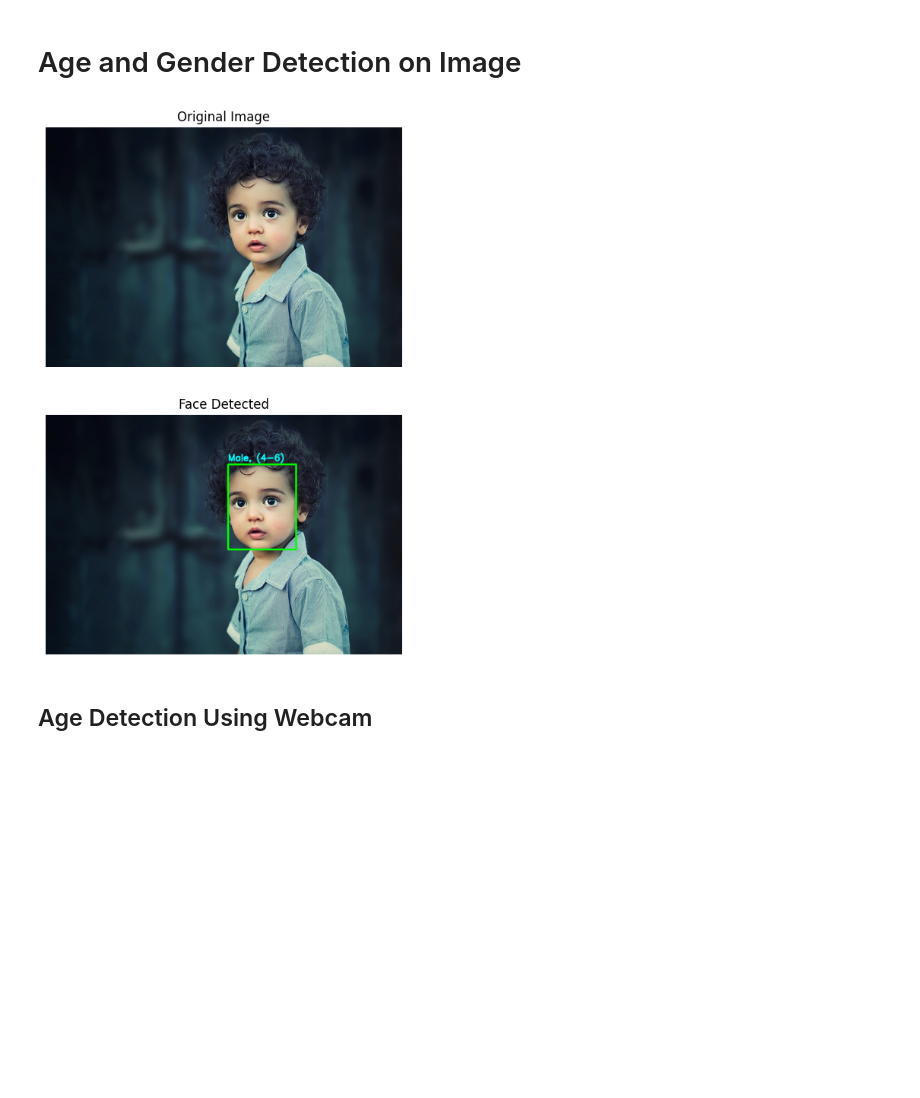
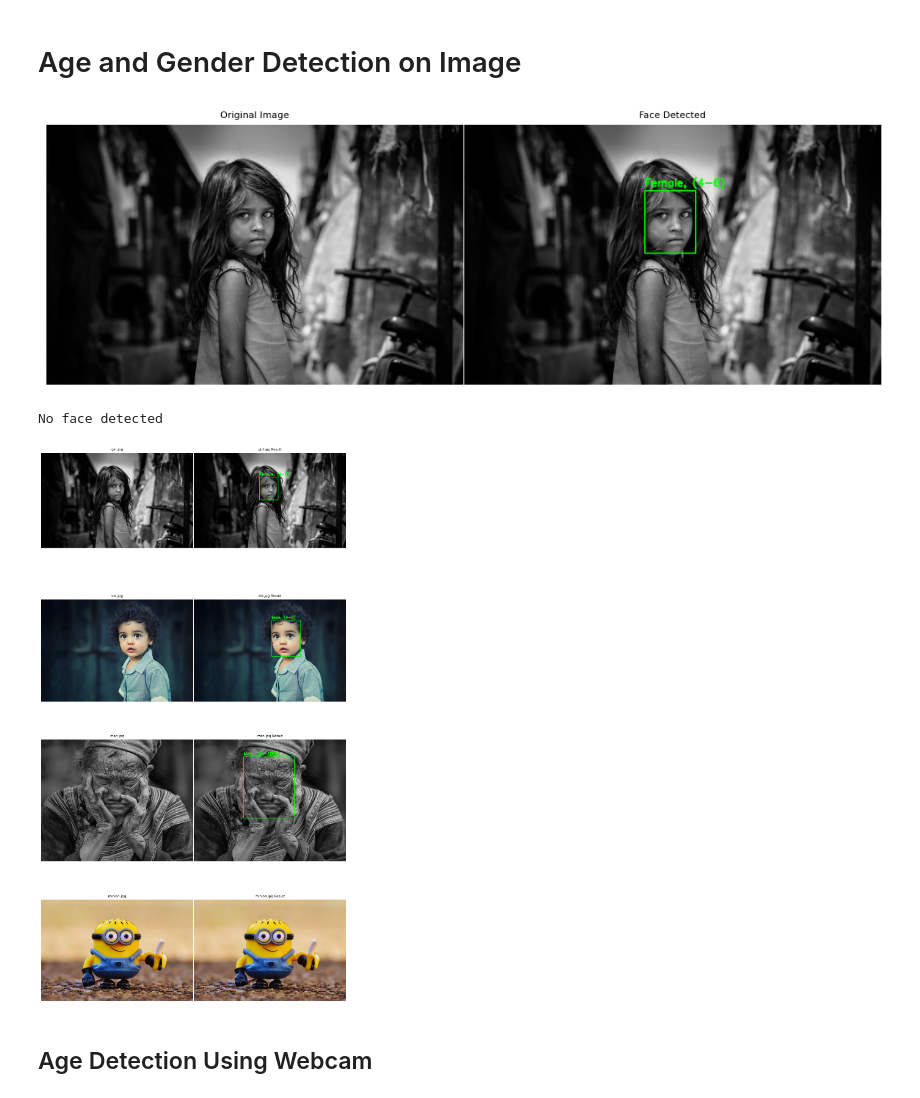
Before and after one commit to elahekhodaverdi/ComputerVision-Course, a Jupyter notebook: CA3/Age & Gender Detection/app.ipynb, the cells around one changed output. Cells and saved outputs as stored; diff of their text form; code cells hidden in the pictures; blank space fills up the shorter version.

```diff
--- a/CA3/Age & Gender Detection/app.ipynb
+++ b/CA3/Age & Gender Detection/app.ipynb
@@ -162,9 +187,9 @@ ageList = [
 genderList = ["Male", "Female"]
 
 # Load the pre-trained models using the readNet function.
-faceNet = None # TODO: Load neural network to detect faces using OpenCV
-ageNet = None # TODO: Load age detection neural network using OpenCV
-genderNet = None # TODO: Load gender detection neural network using OpenCV
+faceNet =  cv2.dnn.readNet(faceModel, faceProto) # Load neural network to detect faces using OpenCV
+ageNet = cv2.dnn.readNet(ageModel, ageProto) #  Load age detection neural network using OpenCV
+genderNet = cv2.dnn.readNet(genderModel, genderProto) #  Load gender detection neural network using OpenCV
 # %% [markdown]
 # Detect Age and Gender in a Frame
 # %%
@@ -205,10 +230,12 @@ def highlightFace(net, frame, conf_threshold=0.7):
 # %%
 def detect_face_age_gender(frame, padding=20):
     # Highlight faces in the frame using the highlightFace function
-    resultImg, faceBoxes = None # TODO
+    resultImg, faceBoxes = highlightFace(faceNet, frame)
     if not faceBoxes:  # Check if any faces were detected
         print("No face detected")
+        return frame
     # Iterate over the detected face bounding boxes
+    face = None
     for faceBox in faceBoxes:
         # Crop the face region with padding
         face = frame[
@@ -220,6 +247,8 @@ def detect_face_age_gender(frame, padding=20):
             ),
         ]
 
+    if face is None:
+        return
     # Create a blob from the face region for input to the neural networks
     blob = cv2.dnn.blobFromImage(
         face, 1.0, (227, 227), MODEL_MEAN_VALUES, swapRB=False
@@ -227,40 +256,74 @@ def detect_face_age_gender(frame, padding=20):
 
     # Predict gender using the gender detection model
     # Set the input for the network.
-    # TODO
+    genderNet.setInput(blob)
     # Perform forward pass to get the detections.
-    genderPreds = None # TODO
+    genderPreds = genderNet.forward()
     # Select the Gender with the most probability
     gender = genderList[genderPreds[0].argmax()]
 
     # Predict age using the age detection model
     # Set the input for the network.
-    # TODO
+    ageNet.setInput(blob)
     # Perform forward pass to get the detections.
-    agePreds = None # TODO
+    agePreds = ageNet.forward()
     # Select the age category with the most probability
     age = ageList[agePreds[0].argmax()]
     # Overlay the gender and age prediction on the image
-    # TODO
+    text = f"{gender}, {age}"
+    x1, y1, x2, y2 = faceBox
+    cv2.putText(resultImg, text, (x1, y1 - 10), cv2.FONT_HERSHEY_SIMPLEX, 0.8, (0, 255, 0), 2, cv2.LINE_AA)
+    cv2.rectangle(resultImg, (x1, y1), (x2, y2), (0, 255, 0), 2)
     return resultImg
 # %% [markdown]
 # Age and Gender Detection on Image
 # %%
-IMAGE_ADDRESS = os.path.join("images", "kid.jpg")
+IMAGE_ADDRESS = os.path.join("images", "girl.jpg")
 
 # Load Image
-image = None # TODO
+image = cv2.imread(IMAGE_ADDRESS)
+
 
 # Convert color map from BGR to RGB
-image = None # TODO
+image = cv2.cvtColor(image, cv2.COLOR_BGR2RGB)
 
 # Detect Age and Gender
-result = None # TODO
+result = detect_face_age_gender(image)
 
 # Display
-# TODO
+images_dict = {
+    "Original Image": image,
+    "Face Detected": result,
+}
+
+display_images_from_dict(images_dict)
 # %% [output]
-[figure, old version]
+[figure, new version]
+# %%
+images_dict = {}
+def detect_face_age_gender_in_image(image_path, images_dict):
+    image = cv2.imread(image_path)
+    image_rgb = cv2.cvtColor(image, cv2.COLOR_BGR2RGB)
+    result = detect_face_age_gender(image_rgb)
+    filename = os.path.basename(image_path)
+    output_path = os.path.join(OUTPUT_FOLDER, filename)
+    result_bgr = cv2.cvtColor(result, cv2.COLOR_RGB2BGR)
+    images_dict[filename] = image_rgb
+    images_dict[filename + " Result"] = result
+    cv2.imwrite(output_path, result_bgr)
+
+OUTPUT_FOLDER = "outputImages"
+if not os.path.exists(OUTPUT_FOLDER):
+    os.makedirs(OUTPUT_FOLDER)
+image_files = glob.glob(os.path.join("images", "*.[jp][pn]g")) + glob.glob(os.path.join("images", "*.jpeg"))
+
+for image_path in image_files:
+    detect_face_age_gender_in_image(image_path, images_dict)
+
+display_images_from_dict(images_dict,2)
+# %% [output]
+No face detected
+[figure, added]
 # %% [markdown]
 ## Age Detection Using Webcam
 # %%
```
Also changed, not shown: parts of 7 cells of this notebook, 27 other files.
